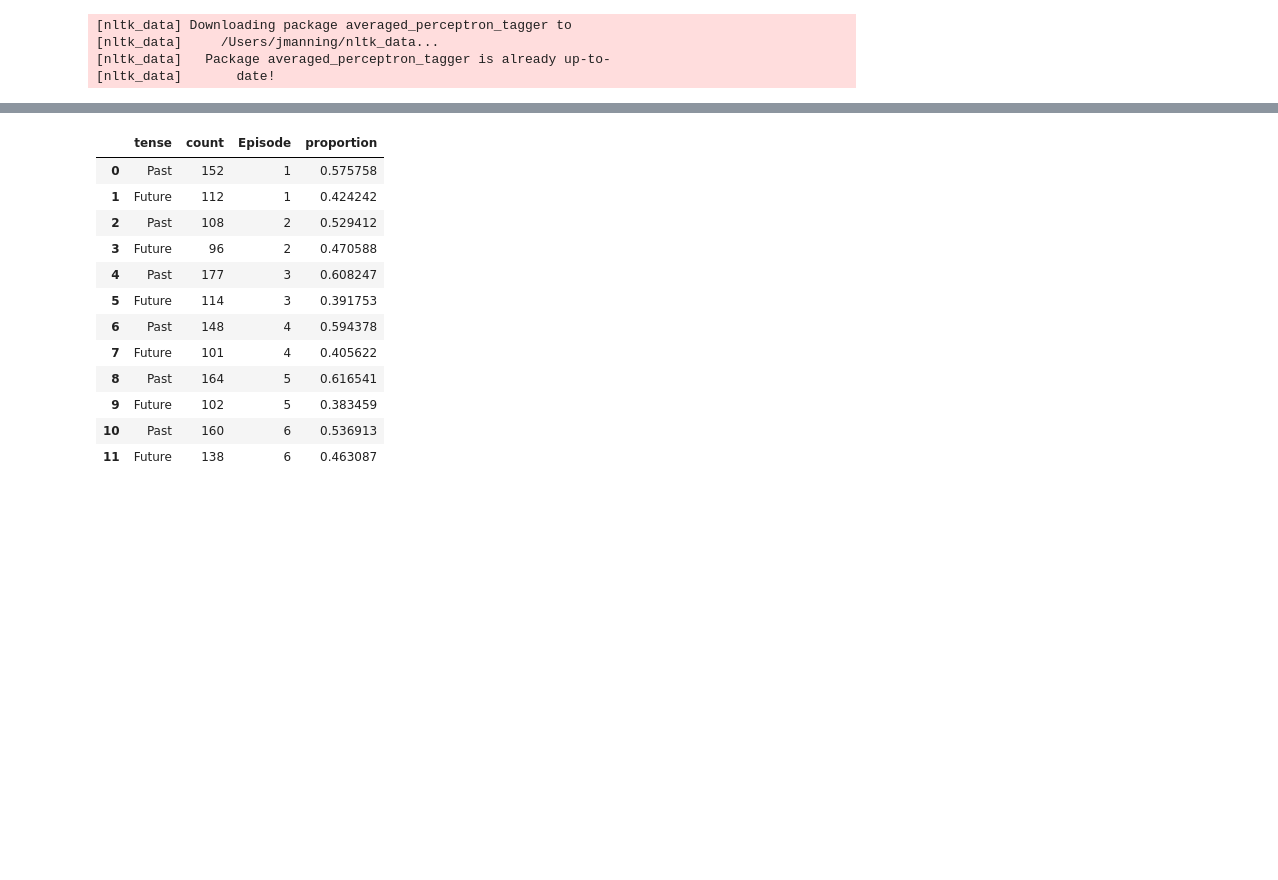
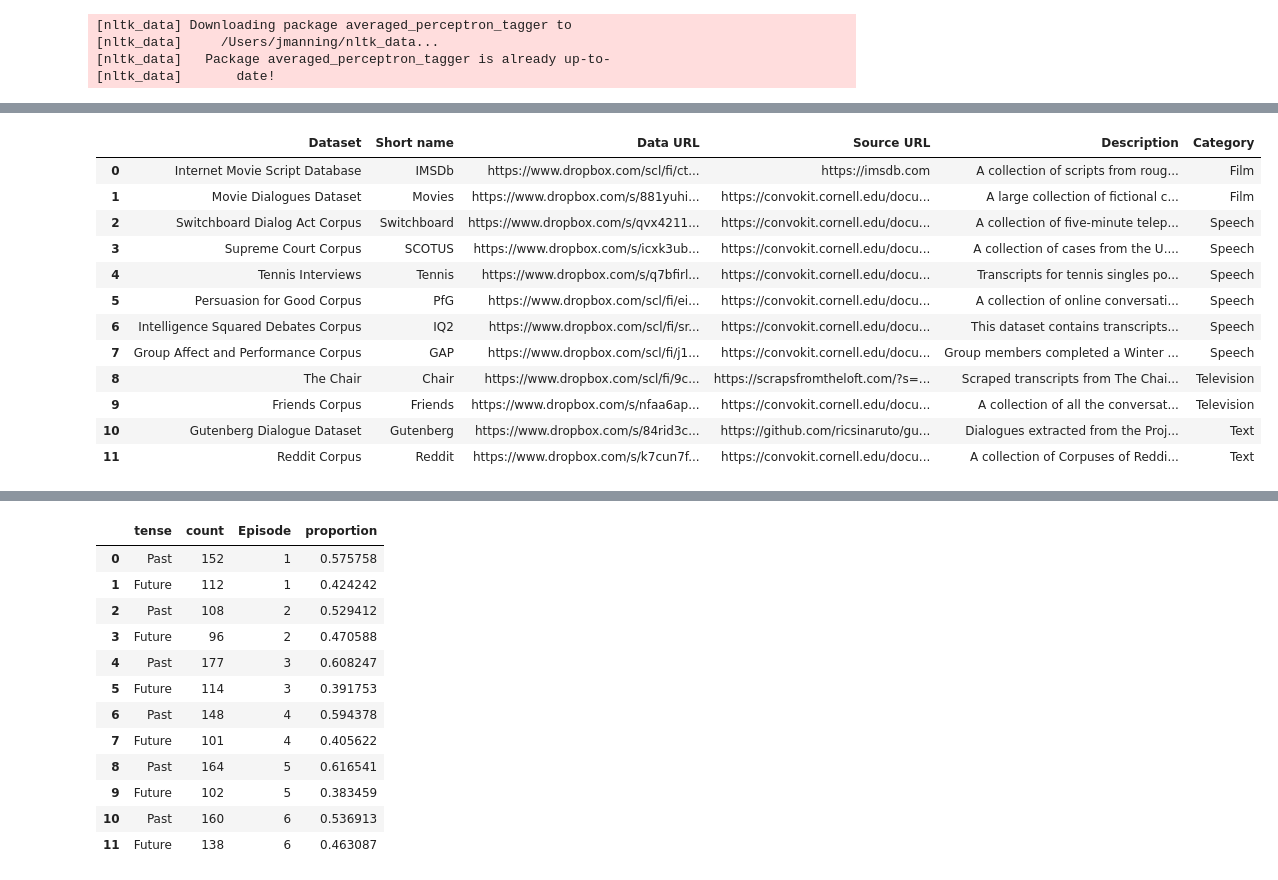
Before and after one commit to ContextLab/prediction-retrodiction-paper, a Jupyter notebook: code/meta-analysis.ipynb, the cells around one changed output, grey strips where cells are left out. Drawn from its saved outputs; the diff is of its cells as text; code cells hidden in the pictures; blank space fills up the shorter version.

```diff
--- a/code/meta-analysis.ipynb
+++ b/code/meta-analysis.ipynb
@@ -188,0 +233,18 @@ chair_results, chair_sentence_dfs = process_folder(chair_dir, load_keywords(past
+# %%
+data_list = Path.cwd().parent.joinpath('data', 'metaanalysis-datasets.xlsx')
+data = pd.read_excel(data_list)
+data
+# %% [output]
+|  | Dataset | Short name | Data URL | Source URL | Description | Category |
+| 0 | Internet Movie Script Database | IMSDb | https://www.dropbox.com/scl/fi/ct... | https://imsdb.com | A collection of scripts from roug... | Film |
+| 1 | Movie Dialogues Dataset | Movies | https://www.dropbox.com/s/881yuhi... | https://convokit.cornell.edu/docu... | A large collection of fictional c... | Film |
+| 2 | Switchboard Dialog Act Corpus | Switchboard | https://www.dropbox.com/s/qvx4211... | https://convokit.cornell.edu/docu... | A collection of five-minute telep... | Speech |
+| 3 | Supreme Court Corpus | SCOTUS | https://www.dropbox.com/s/icxk3ub... | https://convokit.cornell.edu/docu... | A collection of cases from the U.... | Speech |
+| 4 | Tennis Interviews | Tennis | https://www.dropbox.com/s/q7bfirl... | https://convokit.cornell.edu/docu... | Transcripts for tennis singles po... | Speech |
+| 5 | Persuasion for Good Corpus | PfG | https://www.dropbox.com/scl/fi/ei... | https://convokit.cornell.edu/docu... | A collection of online conversati... | Speech |
+| 6 | Intelligence Squared Debates Corpus | IQ2 | https://www.dropbox.com/scl/fi/sr... | https://convokit.cornell.edu/docu... | This dataset contains transcripts... | Speech |
+| 7 | Group Affect and Performance Corpus | GAP | https://www.dropbox.com/scl/fi/j1... | https://convokit.cornell.edu/docu... | Group members completed a Winter ... | Speech |
+| 8 | The Chair | Chair | https://www.dropbox.com/scl/fi/9c... | https://scrapsfromtheloft.com/?s=... | Scraped transcripts from The Chai... | Television |
+| 9 | Friends Corpus | Friends | https://www.dropbox.com/s/nfaa6ap... | https://convokit.cornell.edu/docu... | A collection of all the conversat... | Television |
+| 10 | Gutenberg Dialogue Dataset | Gutenberg | https://www.dropbox.com/s/84rid3c... | https://github.com/ricsinaruto/gu... | Dialogues extracted from the Proj... | Text |
+| 11 | Reddit Corpus | Reddit | https://www.dropbox.com/s/k7cun7f... | https://convokit.cornell.edu/docu... | A collection of Corpuses of Reddi... | Text |
```
Also changed, not shown: parts of 25 cells of this notebook, 5 other files.
